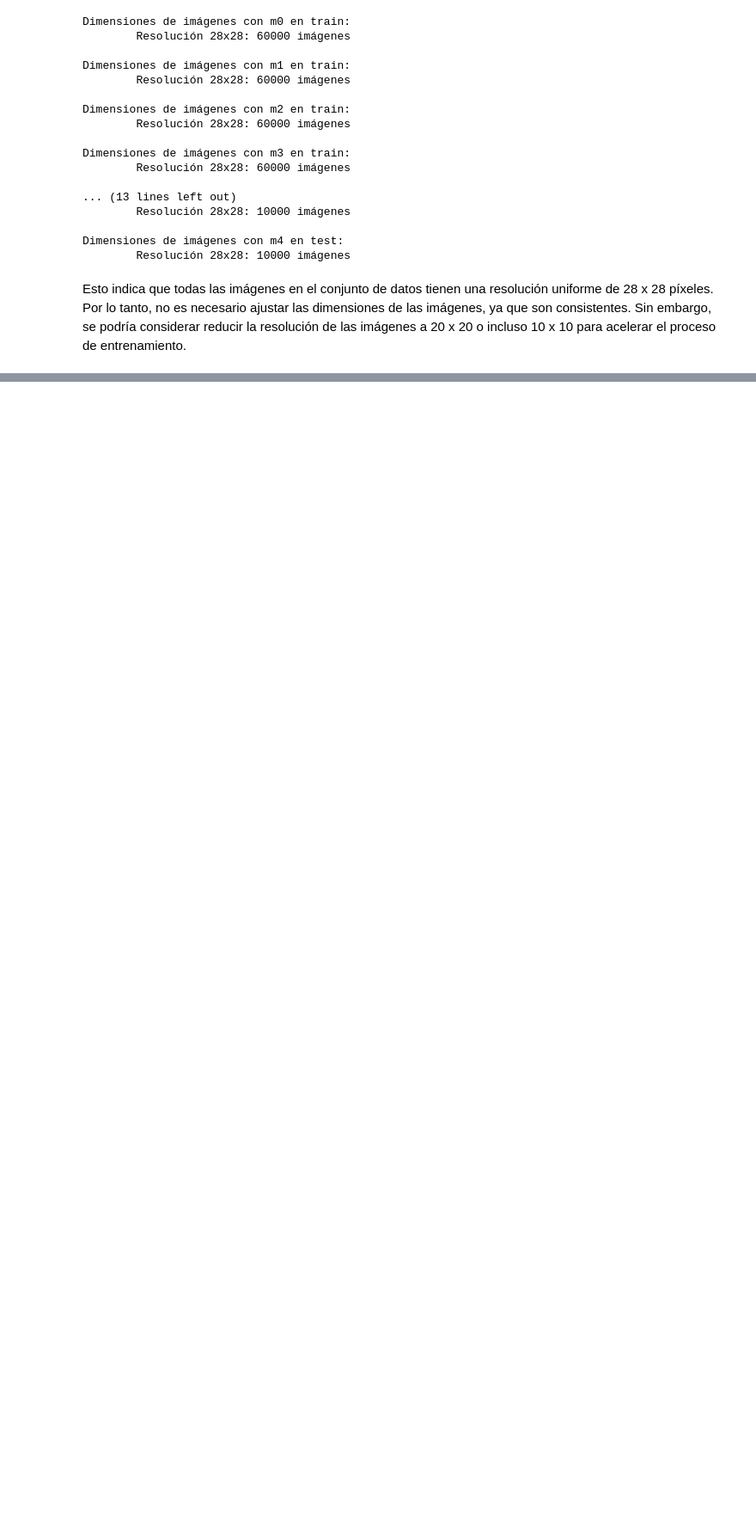
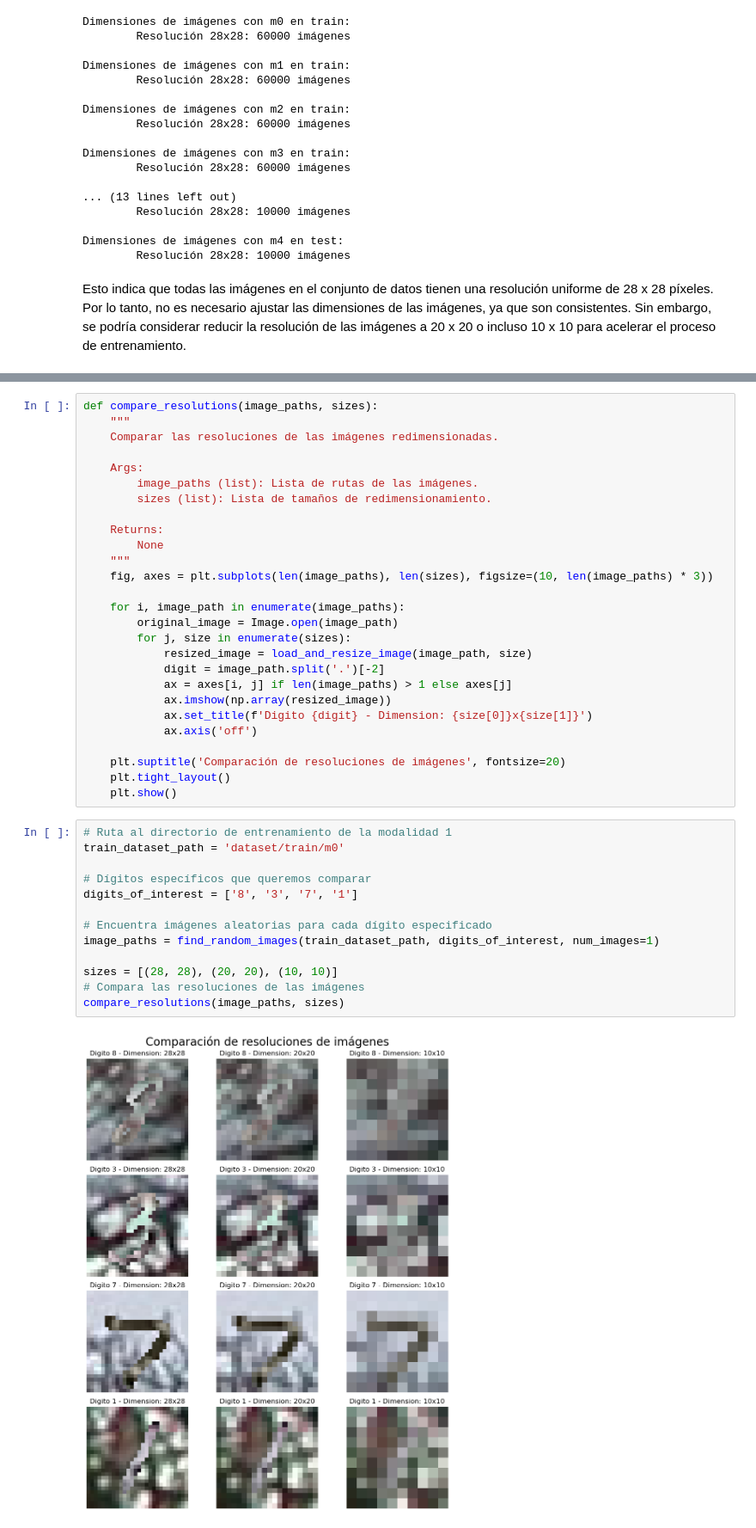
Before and after one commit to LeivaDiego/Lab4-DataScience, a Jupyter notebook: Lab4_CNN.ipynb, the cells around one changed output, grey strips where cells are left out. Shown: that part at 86% size. Saved outputs shown, nothing was run; the diff lists cells and outputs as text; blank space fills up the shorter version.

```diff
--- a/Lab4_CNN.ipynb
+++ b/Lab4_CNN.ipynb
@@ -374,0 +514,42 @@ Esto indica que todas las imágenes en el conjunto de datos tienen una resoluci
+# %%
+def compare_resolutions(image_paths, sizes):
+    """
+    Comparar las resoluciones de las imágenes redimensionadas.
+
+    Args:
+        image_paths (list): Lista de rutas de las imágenes.
+        sizes (list): Lista de tamaños de redimensionamiento.
+
+    Returns:
+        None
+    """
+    fig, axes = plt.subplots(len(image_paths), len(sizes), figsize=(10, len(image_paths) * 3))
+
+    for i, image_path in enumerate(image_paths):
+        original_image = Image.open(image_path)
+        for j, size in enumerate(sizes):
+            resized_image = load_and_resize_image(image_path, size)
+            digit = image_path.split('.')[-2]
+            ax = axes[i, j] if len(image_paths) > 1 else axes[j]
+            ax.imshow(np.array(resized_image))
+            ax.set_title(f'Digito {digit} - Dimension: {size[0]}x{size[1]}')
+            ax.axis('off')
+
+    plt.suptitle('Comparación de resoluciones de imágenes', fontsize=20)
+    plt.tight_layout()
+    plt.show()
+# %%
+# Ruta al directorio de entrenamiento de la modalidad 1
+train_dataset_path = 'dataset/train/m0'
+
+# Dígitos específicos que queremos comparar
+digits_of_interest = ['8', '3', '7', '1']
+
+# Encuentra imágenes aleatorias para cada dígito especificado
+image_paths = find_random_images(train_dataset_path, digits_of_interest, num_images=1)
+
+sizes = [(28, 28), (20, 20), (10, 10)]
+# Compara las resoluciones de las imágenes
+compare_resolutions(image_paths, sizes)
+# %% [output]
+[figure, added]
```
Also changed, not shown: parts of 17 cells of this notebook.
